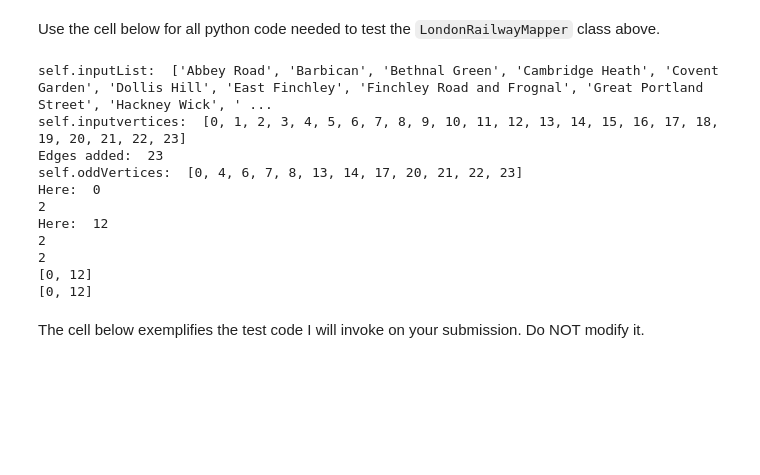
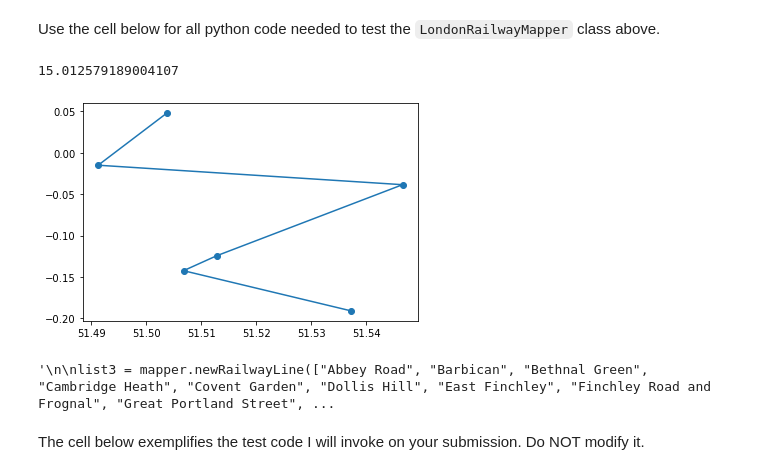
Before and after one commit to filofiocchi02/LondonRailway, a Jupyter notebook: LondonRailwayNetwork.ipynb, the cells around one changed output. Drawn from its saved outputs; the diff is of its cells as text; code cells hidden in the pictures; blank space fills up the shorter version.

```diff
--- a/LondonRailwayNetwork.ipynb
+++ b/LondonRailwayNetwork.ipynb
@@ -632,45 +637,78 @@ mapper.loadStationsAndLines()
 # print(list0 == list1)
 
 
 # list0 = mapper.newRailwayLine(["Upminster", "Willesden Junction", "Camden Town", "Aldgate", "Chancery Lane", "Charing Cross", "Hither Green"])
 # list1 = mapper.newRailwayLine(["Willesden Junction", "Upminster", "Camden Town", "Aldgate", "Chancery Lane", "Charing Cross", "Hither Green"])
 # print(list0)
 # print(list1)
 # print(list0 == list1)
 
 # list0 = mapper.newRailwayLine(["Homerton", "Green Park", "Covent Garden", "Kilburn High Road", "London City Airport", "Mudchute", "Northumberland Park", "Preston Road", "Upminster"])
 # list1 = mapper.newRailwayLine(["Kilburn High Road", "Homerton", "Green Park", "Covent Garden", "London City Airport", "Mudchute", "Northumberland Park", "Preston Road", "Upminster"])
 # print(list0)
 # print(list1)
 # print(list0 == list1)
 
 
 # print("Stops:")
 
 # print(stops0, stops1, stops2, stops3, stops4)
 # print(dist0, dist1, dist2, dist3, dist4, dist5)
 
 # starttime = timeit.default_timer()
 # for i in range(0, 10000):
 #     dict.get("Covent Garden")
 # endtime = timeit.default_timer()
 # print(endtime - starttime)
 
+
+import matplotlib.pyplot as plt
+
+# inputStations = ["Abbey Road", "Barbican", "Bethnal Green", "Cambridge Heath", "Covent Garden", "Dollis Hill", "East Finchley", "Finchley Road and Frognal", "Great Portland Street", "Hackney Wick", "Isleworth", "Kentish Town West", "Leyton", "Marble Arch", "North Wembley", "Old Street", "Pimlico", "Queens Park", "Richmond", "Shepherds Bush", "Tottenham Hale", "Uxbridge", "Vauxhall", "Wapping"]
+
+inputStations = ["Homerton", "Green Park", "Covent Garden", "Kilburn High Road", "London City Airport", "Mudchute"]
+inputSet = []
+
+for stat in inputStations:
+    lat = mapper.stations.get(stat)[1]
+    lon = mapper.stations.get(stat)[2]
+    inputSet.append((lat, lon))
+
+outputStations = mapper.newRailwayLine(inputStations)
+
+
+outputSet = []
+
+for stat in outputStations:
+    lat = mapper.stations.get(stat)[1]
+    lon = mapper.stations.get(stat)[2]
+    outputSet.append((lat, lon))
+
+
+
+plt.figure()
+
+input_xs, input_ys = zip(*inputSet)
+plt.scatter(input_xs, input_ys)
+
+output_xs, output_ys = zip(*outputSet)
+plt.plot(output_xs, output_ys)
+
+plt.show()
+
+
+
+'''
+
 list3 = mapper.newRailwayLine(["Abbey Road", "Barbican", "Bethnal Green", "Cambridge Heath", "Covent Garden", "Dollis Hill", "East Finchley", "Finchley Road and Frognal", "Great Portland Street", "Hackney Wick", "Isleworth", "Kentish Town West", "Leyton", "Marble Arch", "North Wembley", "Old Street", "Pimlico", "Queens Park", "Richmond", "Shepherds Bush", "Tottenham Hale", "Uxbridge", "Vauxhall", "Wapping"])
-print(list3)
+print("Result: ", list3)
 # print(mapper.minStops("Baker Street", "North Wembley"))
+
+'''
 # %% [output]
-self.inputList:  ['Abbey Road', 'Barbican', 'Bethnal Green', 'Cambridge Heath', 'Covent Garden', 'Dollis Hill', 'East Finchley', 'Finchley Road and Frognal', 'Great Portland Street', 'Hackney Wick', ' ...
-self.inputvertices:  [0, 1, 2, 3, 4, 5, 6, 7, 8, 9, 10, 11, 12, 13, 14, 15, 16, 17, 18, 19, 20, 21, 22, 23]
-Edges added:  23
-self.oddVertices:  [0, 4, 6, 7, 8, 13, 14, 17, 20, 21, 22, 23]
-Here:  0
-2
-Here:  12
-2
-2
-[0, 12]
-[0, 12]
+15.012579189004107
+[figure, added]
+'\n\nlist3 = mapper.newRailwayLine(["Abbey Road", "Barbican", "Bethnal Green", "Cambridge Heath", "Covent Garden", "Dollis Hill", "East Finchley", "Finchley Road and Frognal", "Great Portland Street", ...
 # %% [markdown]
 The cell below exemplifies the test code I will invoke on your submission. Do NOT modify it.
 # %%
```
Also changed, not shown: parts of 2 cells of this notebook.
